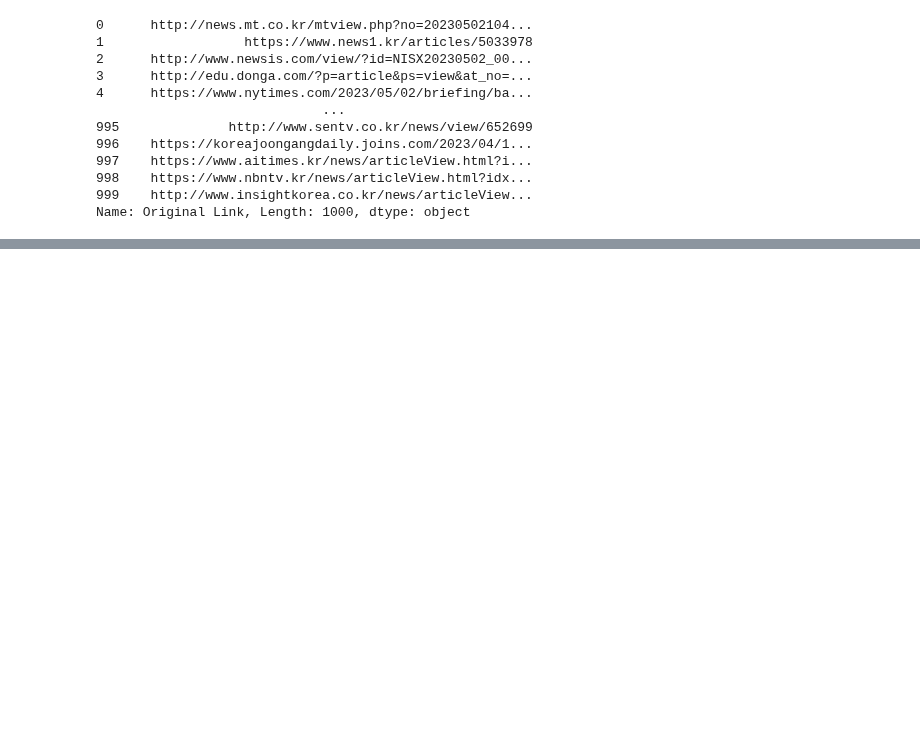
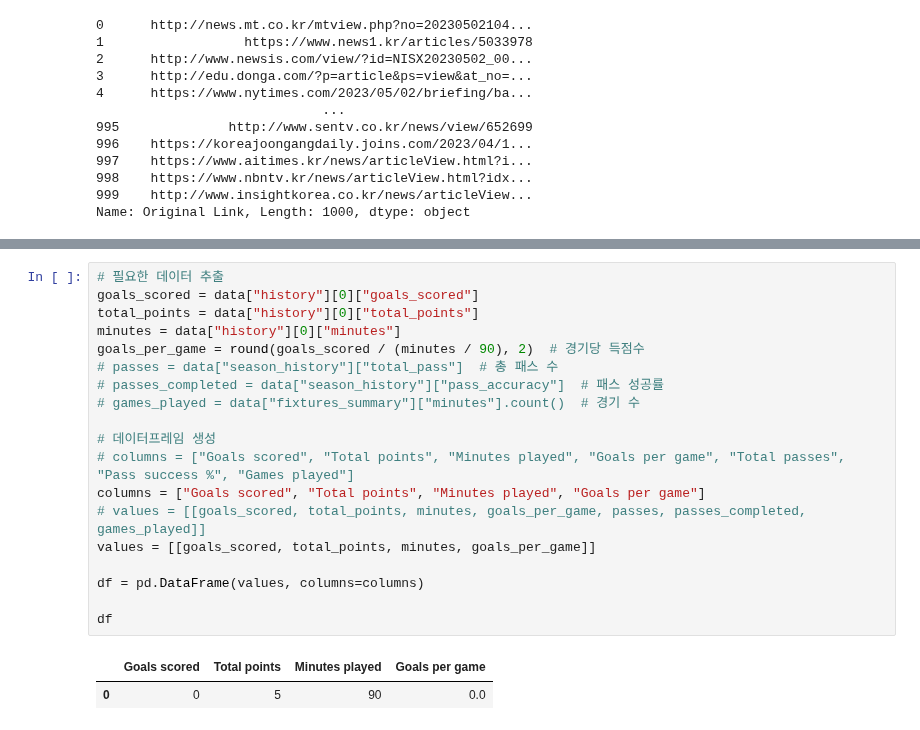
Before and after one commit to ilm52626/HKMD1_Complementary, a Jupyter notebook: m2_분석라이브러리/data_aquisition/API_revised.ipynb, the cells around one changed output, grey strips where cells are left out. Drawn from its saved outputs; the diff is of its cells as text; blank space fills up the shorter version.

```diff
--- a/m2_분석라이브러리/data_aquisition/API_revised.ipynb
+++ b/m2_분석라이브러리/data_aquisition/API_revised.ipynb
@@ -592,0 +704,22 @@ Name: Original Link, Length: 1000, dtype: object
+# %%
+# 필요한 데이터 추출
+goals_scored = data["history"][0]["goals_scored"]
+total_points = data["history"][0]["total_points"]
+minutes = data["history"][0]["minutes"]
+goals_per_game = round(goals_scored / (minutes / 90), 2)  # 경기당 득점수
+# passes = data["season_history"]["total_pass"]  # 총 패스 수
+# passes_completed = data["season_history"]["pass_accuracy"]  # 패스 성공률
+# games_played = data["fixtures_summary"]["minutes"].count()  # 경기 수
+
+# 데이터프레임 생성
+# columns = ["Goals scored", "Total points", "Minutes played", "Goals per game", "Total passes", "Pass success %", "Games played"]
+columns = ["Goals scored", "Total points", "Minutes played", "Goals per game"]
+# values = [[goals_scored, total_points, minutes, goals_per_game, passes, passes_completed, games_played]]
+values = [[goals_scored, total_points, minutes, goals_per_game]]
+
+df = pd.DataFrame(values, columns=columns)
+
+df
+# %% [output]
+|  | Goals scored | Total points | Minutes played | Goals per game |
+| 0 | 0 | 5 | 90 | 0.0 |
```
Also changed, not shown: parts of 13 cells of this notebook.
